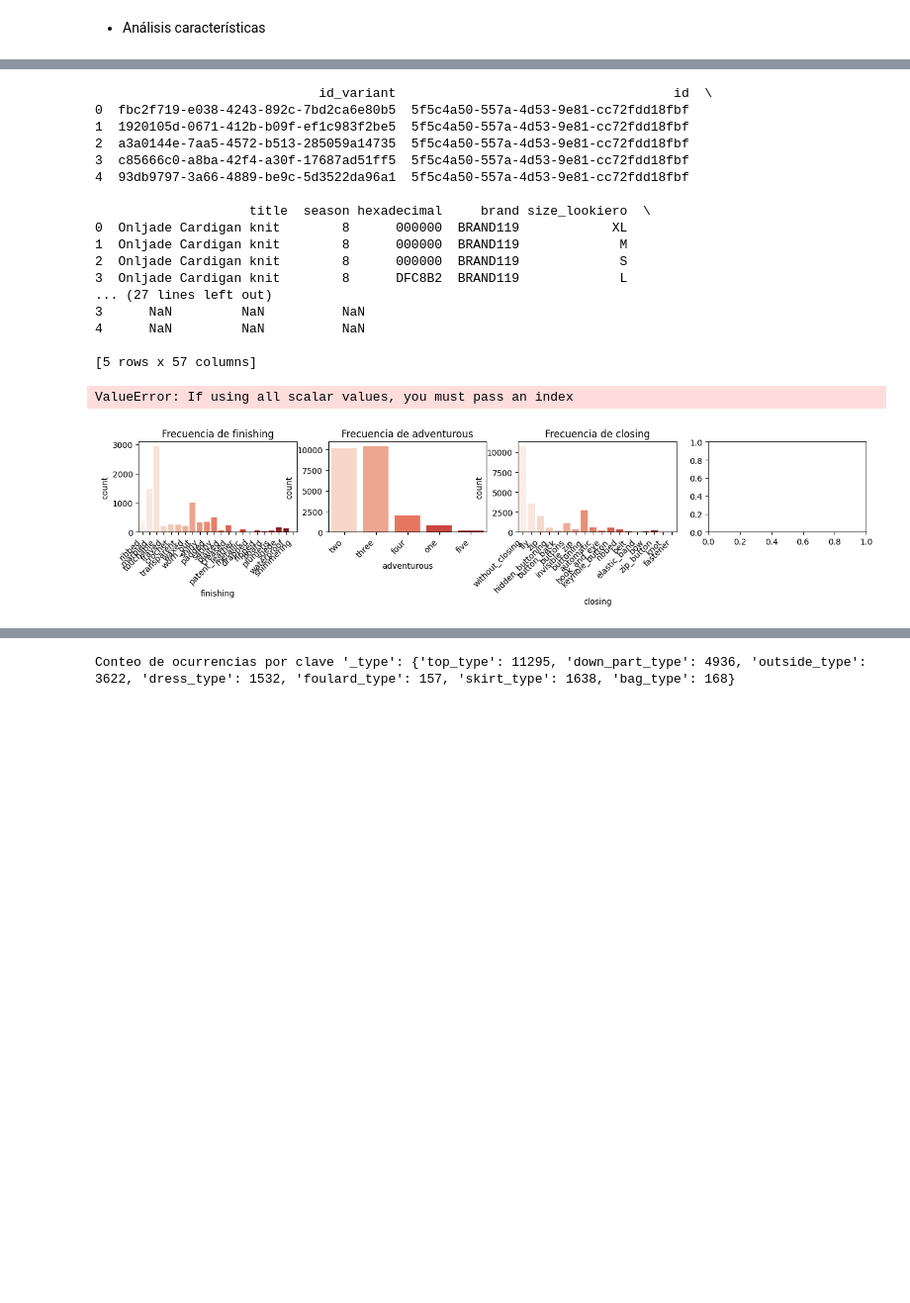
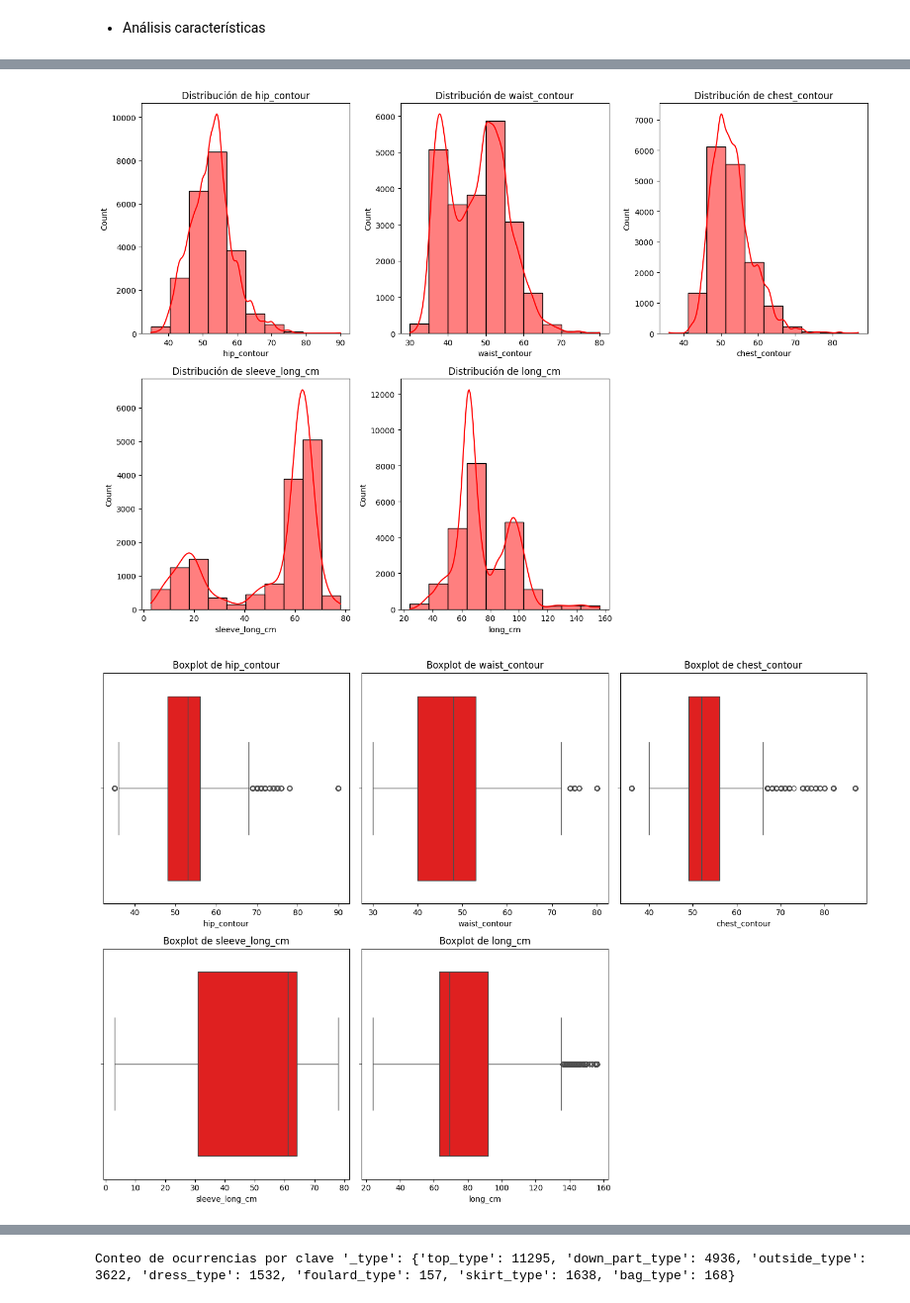
Before and after one commit to xaabizulu/24_25_3_R10_Verde_Oscuro, a Jupyter notebook: 01-Preprocesamiento.ipynb, the cells around one changed output, grey strips where cells are left out. Shown at 99% size. Drawn from its saved outputs; the diff is of its cells as text; code cells hidden in the pictures; blank space fills up the shorter version.

```diff
--- a/01-Preprocesamiento.ipynb
+++ b/01-Preprocesamiento.ipynb
@@ -343,9 +397,7 @@ Valores únicos actualizados de 'weather': ['cold' 'warm']
 # %%
 df_features = pd.json_normalize(df_resultado['caracteristicas'])
 
-df_resultado = pd.concat([df_resultado, df_features], axis=1)
-
-print(df_resultado.head())
+df_analysis = pd.concat([df_resultado.copy(), df_features], axis=1)
 
 # Análisis de características categóricas
 
@@ -353,66 +405,36 @@ categorical_features = ['finishing', 'adventurous', 'closing', 'weather', 'neck'
                         'detail', 'print', 'style', 'fit', 'sleeve', 'sleeve_long', 'sizing',
                         'application', 'composition', 'fabric']
 
-
-plt.figure(figsize=(16, 14))
-for i, feature in enumerate(categorical_features, 1):
-    plt.subplot(6, 4, i)  # Crear subgráficos (4 filas, 4 columnas)
-    sns.countplot(data=df_resultado, x=feature, palette='Reds')
-    plt.title(f'Frecuencia de {feature}', fontsize=12)
-    plt.xticks(rotation=45, ha='right')
-
-plt.tight_layout()
-plt.show()
-
 #  Análisis de características numéricas
 
 numeric_features = ['hip_contour', 'waist_contour', 'chest_contour', 'sleeve_long_cm', 'long_cm']
 
-df_resultado[numeric_features] = df_resultado[numeric_features].apply(pd.to_numeric, errors='coerce')
-
-print(df_resultado[numeric_features].describe())
+df_analysis[numeric_features] = df_analysis[numeric_features].apply(pd.to_numeric, errors='coerce')
 
 plt.figure(figsize=(14, 10))
 for i, feature in enumerate(numeric_features, 1):
     plt.subplot(2, 3, i)  # Crear subgráficos (2 filas, 3 columnas)
-    sns.histplot(df_resultado[feature], kde=True, color='red', bins=10)
+    sns.histplot(df_analysis[feature], kde=True, color='red', bins=10)
     plt.title(f'Distribución de {feature}', fontsize=12)
 
 plt.tight_layout()
 plt.show()
 
 plt.figure(figsize=(14, 10))
 for i, feature in enumerate(numeric_features, 1):
     plt.subplot(2, 3, i)  # Crear subgráficos (2 filas, 3 columnas)
-    sns.boxplot(data=df_resultado, x=feature, color='red')
+    sns.boxplot(data=df_analysis, x=feature, color='red')
     plt.title(f'Boxplot de {feature}', fontsize=12)
 
 plt.tight_layout()
 plt.show()
 
-correlation_matrix = df_resultado[numeric_features].corr()
+correlation_matrix = df_analysis[numeric_features].corr()
 
 plt.figure(figsize=(8, 6))
 sns.heatmap(correlation_matrix, annot=True, cmap='coolwarm', fmt='.2f', linewidths=0.5)
 plt.title('Matriz de correlación entre características numéricas', fontsize=14)
 plt.show()
 # %% [output]
-                             id_variant                                    id  \
-0  fbc2f719-e038-4243-892c-7bd2ca6e80b5  5f5c4a50-557a-4d53-9e81-cc72fdd18fbf
-1  1920105d-0671-412b-b09f-ef1c983f2be5  5f5c4a50-557a-4d53-9e81-cc72fdd18fbf
-2  a3a0144e-7aa5-4572-b513-285059a14735  5f5c4a50-557a-4d53-9e81-cc72fdd18fbf
-3  c85666c0-a8ba-42f4-a30f-17687ad51ff5  5f5c4a50-557a-4d53-9e81-cc72fdd18fbf
-4  93db9797-3a66-4889-be9c-5d3522da96a1  5f5c4a50-557a-4d53-9e81-cc72fdd18fbf
-
-                    title  season hexadecimal     brand size_lookiero  \
-0  Onljade Cardigan knit        8      000000  BRAND119            XL
-1  Onljade Cardigan knit        8      000000  BRAND119             M
-2  Onljade Cardigan knit        8      000000  BRAND119             S
-3  Onljade Cardigan knit        8      DFC8B2  BRAND119             L
-... (27 lines left out)
-3      NaN         NaN          NaN
-4      NaN         NaN          NaN
-
-[5 rows x 57 columns]
-ValueError: If using all scalar values, you must pass an index
-[figure, old version]
+[figure, new version]
+[figure, added]
```
Also changed, not shown: parts of 8 cells of this notebook, 1 other file.
